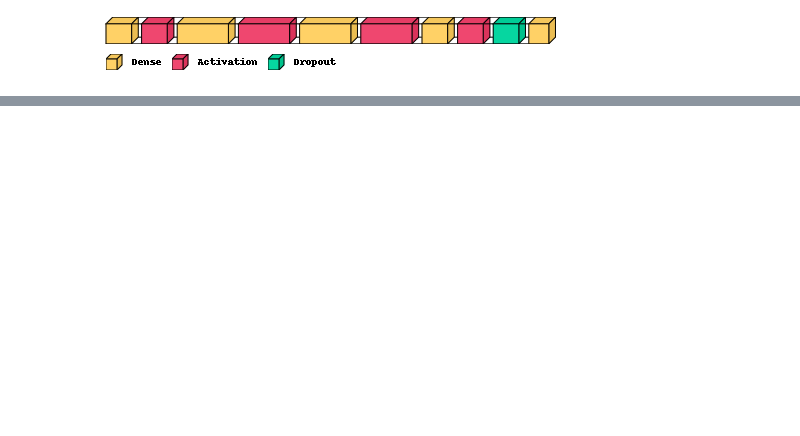
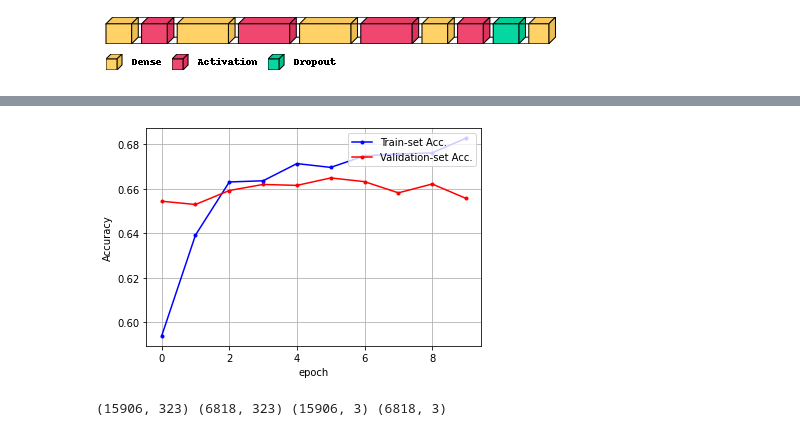
Before and after one commit to minyeamer/credit-now, a Jupyter notebook: dl_model.ipynb, the cells around one changed output, grey strips where cells are left out. Drawn from its saved outputs; the diff is of its cells as text; code cells hidden in the pictures; blank space fills up the shorter version.

```diff
--- a/dl_model.ipynb
+++ b/dl_model.ipynb
@@ -103,0 +119,28 @@ plt.show()
+# %%
+model = models.Sequential()
+
+model.add(layers.Dense(input_dim=103, units=256, activation=None, kernel_initializer=initializers.he_uniform()))
+model.add(layers.Activation('elu'))
+
+model.add(layers.Dense(units=512, activation=None, kernel_initializer=initializers.he_uniform()))
+model.add(layers.Activation('elu'))
+
+model.add(layers.Dense(units=512, activation=None, kernel_initializer=initializers.he_uniform()))
+model.add(layers.Activation('elu'))
+
+model.add(layers.Dense(units=256, activation=None, kernel_initializer=initializers.he_uniform()))
+model.add(layers.Activation('elu'))
+model.add(layers.Dropout(rate=0.5))
+
+model.add(layers.Dense(units=3, activation='softmax'))
+
+model.compile(optimizer=optimizers.Adam(),
+            loss=losses.categorical_crossentropy,
+            metrics=[metrics.categorical_accuracy])
+
+history = model.fit(train_data, train_label, batch_size=100, epochs=10, validation_split=0.3)
+
+result = model.evaluate(test_data, test_label)
+
+print('loss (cross-entropy) :', result[0])
+print('test accuracy :', result[1])
@@ -103,0 +165,27 @@ plt.show()
+# %%
+acc = history.history['categorical_accuracy']
+val_acc = history.history['val_categorical_accuracy']
+
+x_len = np.arange(len(acc))
+
+plt.plot(x_len, acc, marker='.', c='blue', label="Train-set Acc.")
+plt.plot(x_len, val_acc, marker='.', c='red', label="Validation-set Acc.")
+
+plt.legend(loc='upper right')
+plt.grid()
+plt.xlabel('epoch')
+plt.ylabel('Accuracy')
+plt.show()
+# %% [output]
+[figure, added]
+# %%
+train_data, test_data, train_label, test_label = credit_data.load_data('train_cat', encoding=False)
+
+train_data = utils.to_categorical(train_data).reshape(15906, 17*19)
+test_data = utils.to_categorical(test_data).reshape(6818, 17*19)
+train_label = utils.to_categorical(train_label)
+test_label = utils.to_categorical(test_label)
+
+print(train_data.shape, test_data.shape, train_label.shape, test_label.shape)
+# %% [output]
+(15906, 323) (6818, 323) (15906, 3) (6818, 3)
```
Also changed, not shown: parts of 9 cells of this notebook.
